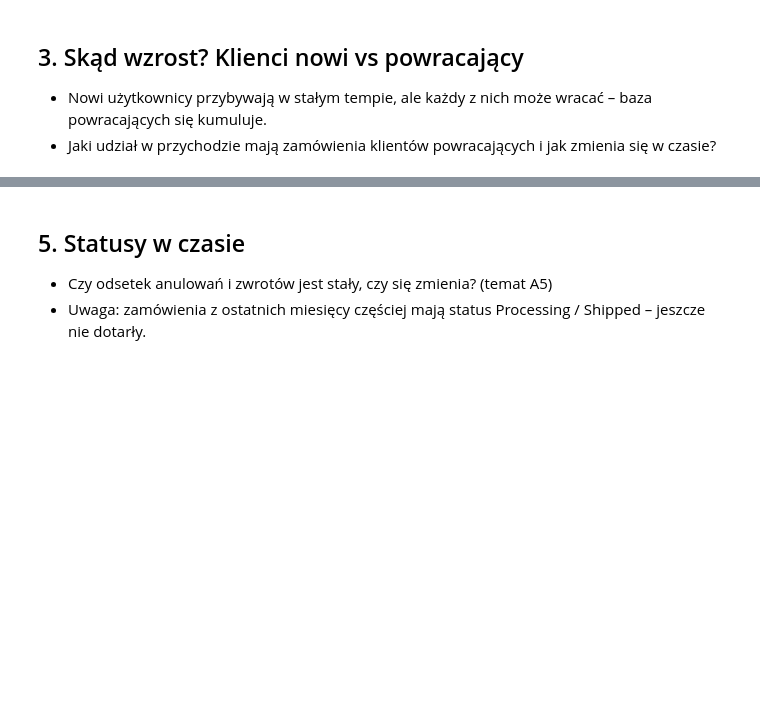
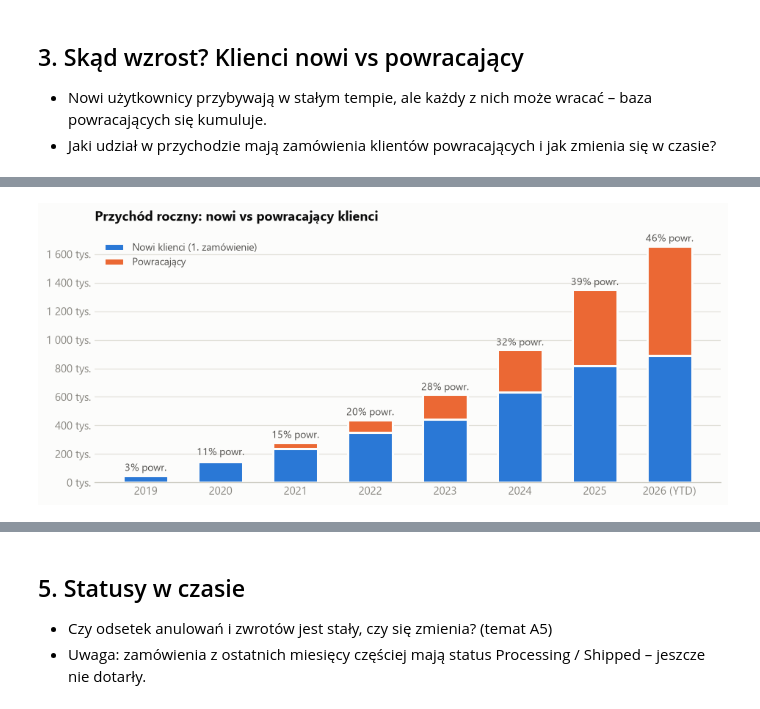
Before and after one commit to Raaaayu/thelook-ecommerce-analytics, a Jupyter notebook: 06_eda_orders_time.ipynb, the cells around one changed output, grey strips where cells are left out. Cells and saved outputs as stored; diff of their text form; code cells hidden in the pictures; blank space fills up the shorter version.

```diff
--- a/06_eda_orders_time.ipynb
+++ b/06_eda_orders_time.ipynb
@@ -129,3 +241,26 @@ ytd.round(1)
+# %%
+# Chart: revenue by year, stacked new + returning; label = share of returning customers
+
+by_type = orders_v.pivot_table(index="year", columns="customer_type", values="revenue", aggfunc="sum")
+returning_share = by_type["returning"] / by_type.sum(axis=1) * 100
+labels = [f"{y} (YTD)" if y == current_month.year else str(y) for y in by_type.index]
+
+fig, ax = plt.subplots()
+ax.bar(labels, by_type["new"], width=0.6, color=COLORS["series_1"], label="Nowi klienci (1. zamówienie)",
+       edgecolor=COLORS["surface"], linewidth=2)
+ax.bar(labels, by_type["returning"], width=0.6, bottom=by_type["new"], color=COLORS["series_2"],
+       label="Powracający", edgecolor=COLORS["surface"], linewidth=2)
+
+for i, (total, share) in enumerate(zip(by_type.sum(axis=1), returning_share)):
+    ax.annotate(f"{share:.0f}% powr.", xy=(i, total), xytext=(0, 4), textcoords="offset points",
+                ha="center", color=COLORS["text_secondary"], fontsize=9)
+
+ax.set_title("Przychód roczny: nowi vs powracający klienci")
+ax.yaxis.set_major_formatter(thousands)
+legend_outside(ax)
+plt.show()
+# %% [output]
+[figure, added]
 # %%
 # Time from signup to first order – sanity check (orders before signup would be a data error)
 
```
Also changed, not shown: parts of 22 cells of this notebook, 2 other files.
